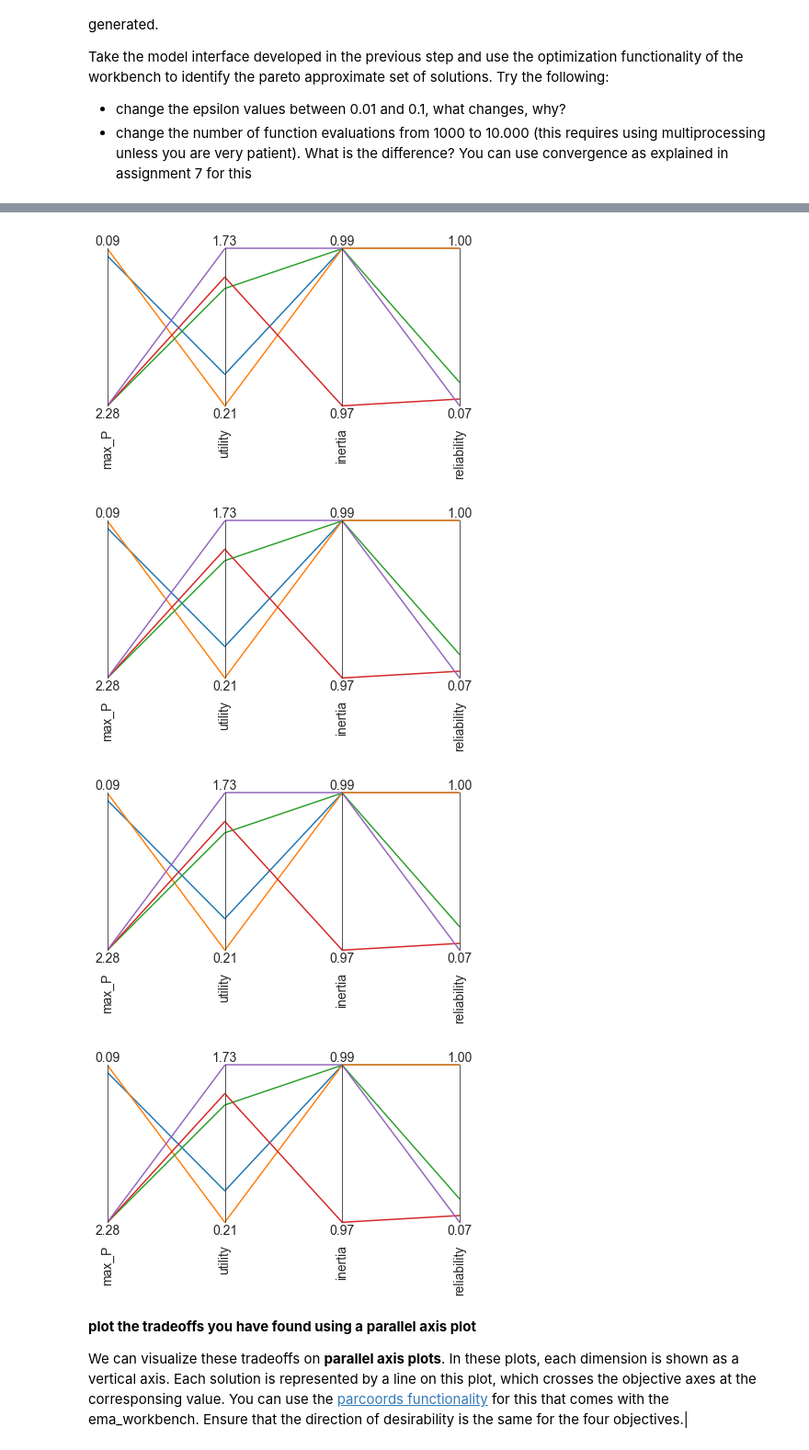
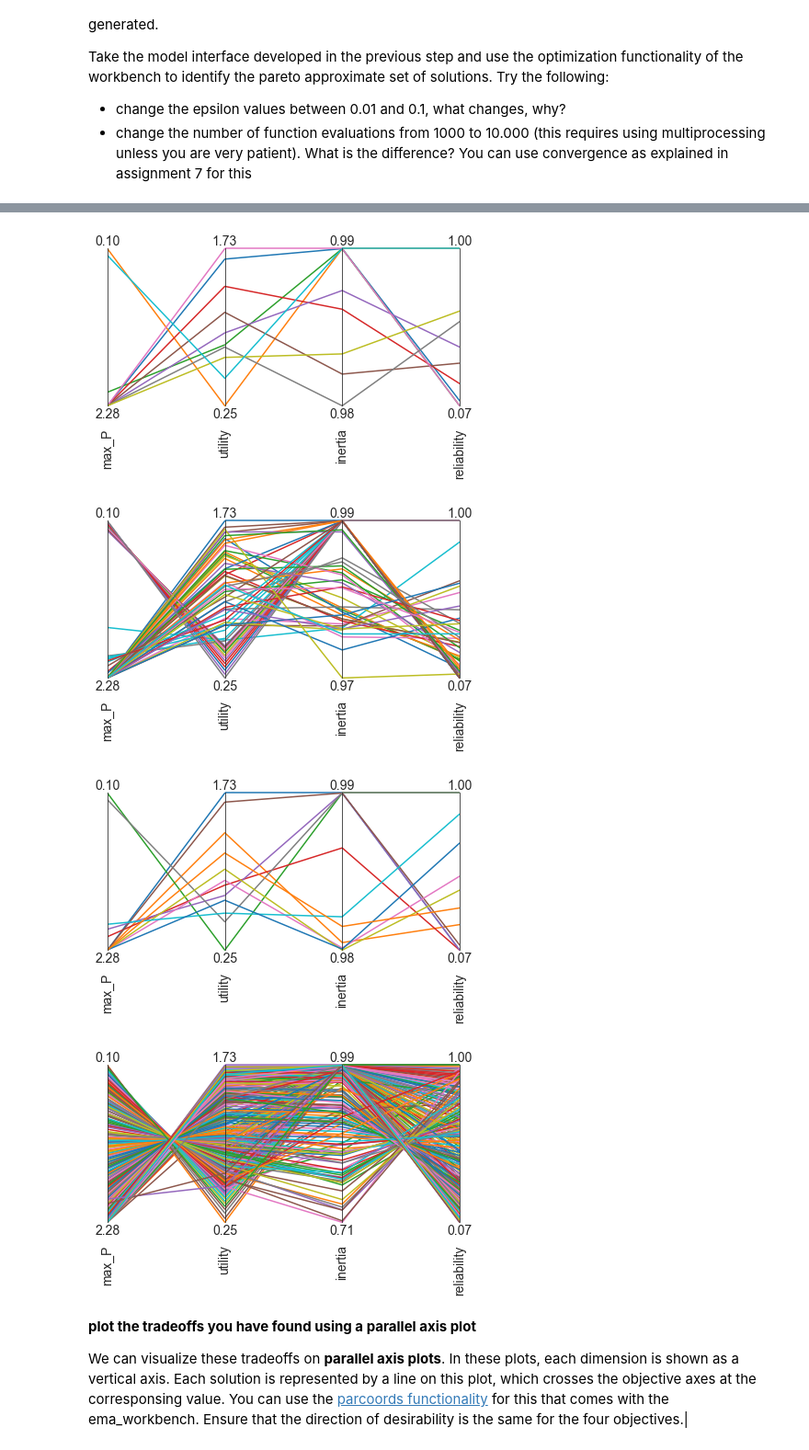
Before and after one commit to floristevito/EPA1361, a Jupyter notebook: lab_sessions/Week 5-6 - robustness and direct search/assignment 8 - MORDM.ipynb, the cells around one changed output, grey strips where cells are left out. Shown at 92% size. Drawn from its saved outputs; the diff is of its cells as text; code cells hidden in the pictures.

Commit message:
Sort of results

```diff
--- a/lab_sessions/Week 5-6 - robustness and direct search/assignment 8 - MORDM.ipynb
+++ b/lab_sessions/Week 5-6 - robustness and direct search/assignment 8 - MORDM.ipynb
@@ -117,6 +118,6 @@ Take the model interface developed in the previous step and use the optimization
 * change the number of function evaluations from 1000 to 10.000 (this requires using multiprocessing unless you are very patient). What is the difference? You can use  convergence as explained in assignment 7 for this
 # %%
 with MultiprocessingEvaluator(lake_model) as evaluator:
-    results = evaluator.optimize(nfe=10, epsilons=[0.1, 0.1, 0.1, 0.1])
+    results = evaluator.optimize(nfe=1000, epsilons=[0.1, 0.1, 0.1, 0.1])
 # %% [output]
 [MainProcess/INFO] pool started
@@ -125,6 +128,6 @@ with MultiprocessingEvaluator(lake_model) as evaluator:
 [MainProcess/INFO] terminating pool
 # %%
 with MultiprocessingEvaluator(lake_model) as evaluator:
-    results001 = evaluator.optimize(nfe=10, epsilons=[0.01, 0.01, 0.01, 0.01])
+    results001 = evaluator.optimize(nfe=1000, epsilons=[0.01, 0.01, 0.01, 0.01])
 # %% [output]
 [MainProcess/INFO] pool started
@@ -133,6 +138,6 @@ with MultiprocessingEvaluator(lake_model) as evaluator:
 [MainProcess/INFO] terminating pool
 # %%
 with MultiprocessingEvaluator(lake_model) as evaluator:
-    resultsbig = evaluator.optimize(nfe=10, epsilons=[0.1, 0.1, 0.1, 0.1])
+    resultsbig = evaluator.optimize(nfe=10000, epsilons=[0.1, 0.1, 0.1, 0.1])
 # %% [output]
 [MainProcess/INFO] pool started
@@ -141,6 +159,6 @@ with MultiprocessingEvaluator(lake_model) as evaluator:
 [MainProcess/INFO] terminating pool
 # %%
 with MultiprocessingEvaluator(lake_model) as evaluator:
-    resultsbig001 = evaluator.optimize(nfe=10, epsilons=[0.01, 0.01, 0.01, 0.01])
+    resultsbig001 = evaluator.optimize(nfe=10000, epsilons=[0.01, 0.01, 0.01, 0.01])
 # %% [output]
 [MainProcess/INFO] pool started
@@ -165,37 +196,37 @@ axes.plot(outcomes)
 axes.invert_axis('max_P')
 plt.show()
 # %% [output]
-[figure, old version]
+[figure, new version]
 # %%
 outcomes001 = results001.iloc[:, 5:]
 
-limits = parcoords.get_limits(outcomes)
+limits = parcoords.get_limits(outcomes001)
 axes = parcoords.ParallelAxes(limits)
-axes.plot(outcomes)
+axes.plot(outcomes001)
 axes.invert_axis('max_P')
 plt.show()
 # %% [output]
-[figure, old version]
+[figure, new version]
 # %%
 outcomesbig = resultsbig.iloc[:, 5:]
 
-limits = parcoords.get_limits(outcomes)
+limits = parcoords.get_limits(outcomesbig)
 axes = parcoords.ParallelAxes(limits)
-axes.plot(outcomes)
+axes.plot(outcomesbig)
 axes.invert_axis('max_P')
 plt.show()
 # %% [output]
-[figure, old version]
+[figure, new version]
 # %%
 outcomesbig001 = resultsbig001.iloc[:, 5:]
 
-limits = parcoords.get_limits(outcomes)
+limits = parcoords.get_limits(outcomesbig001)
 axes = parcoords.ParallelAxes(limits)
-axes.plot(outcomes)
+axes.plot(outcomesbig001)
 axes.invert_axis('max_P')
 plt.show()
 # %% [output]
-[figure, old version]
+[figure, new version]
 # %% [markdown]
 **plot the tradeoffs you have found using a parallel axis plot**
 
```
Also changed, not shown: parts of 42 cells of this notebook, 3 other files.
